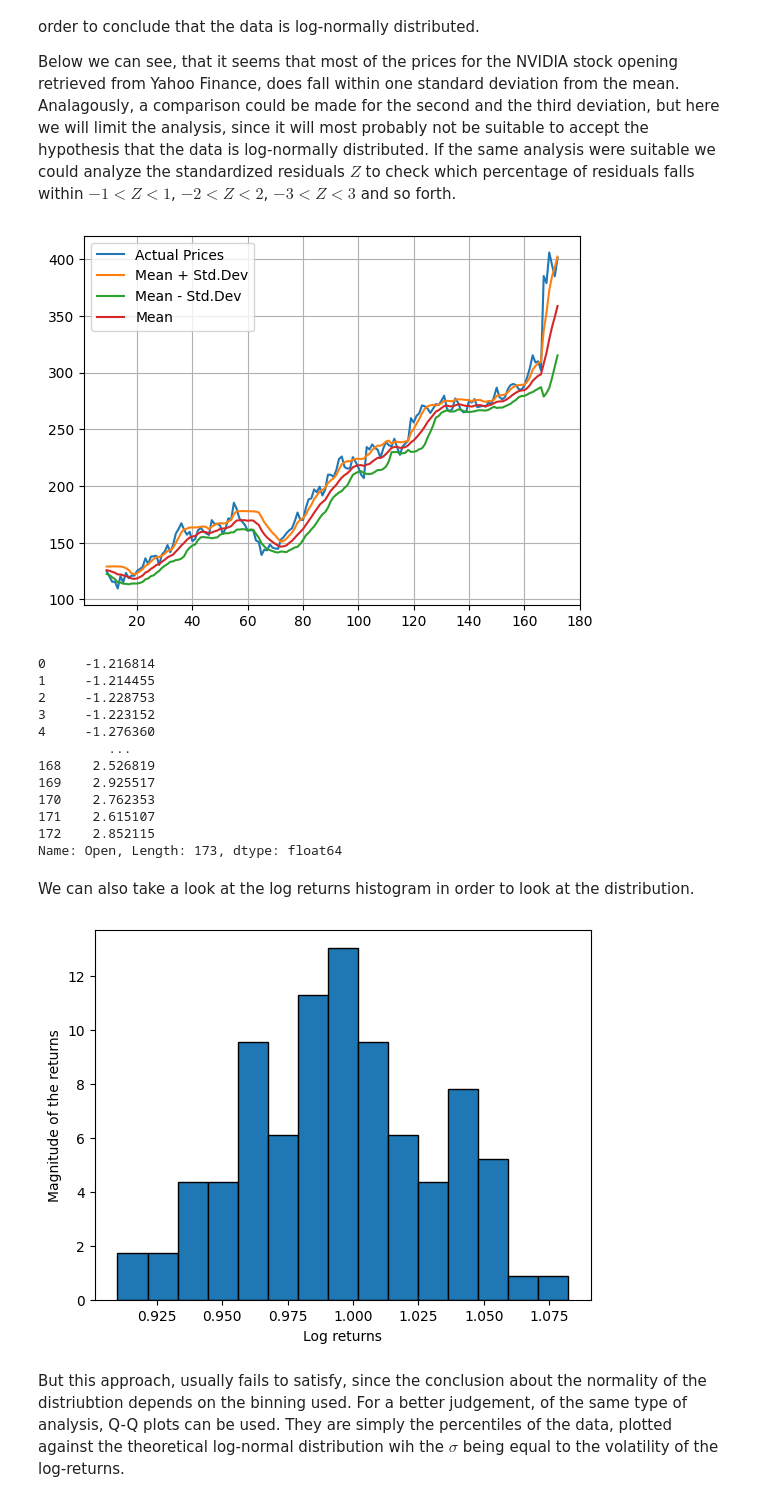
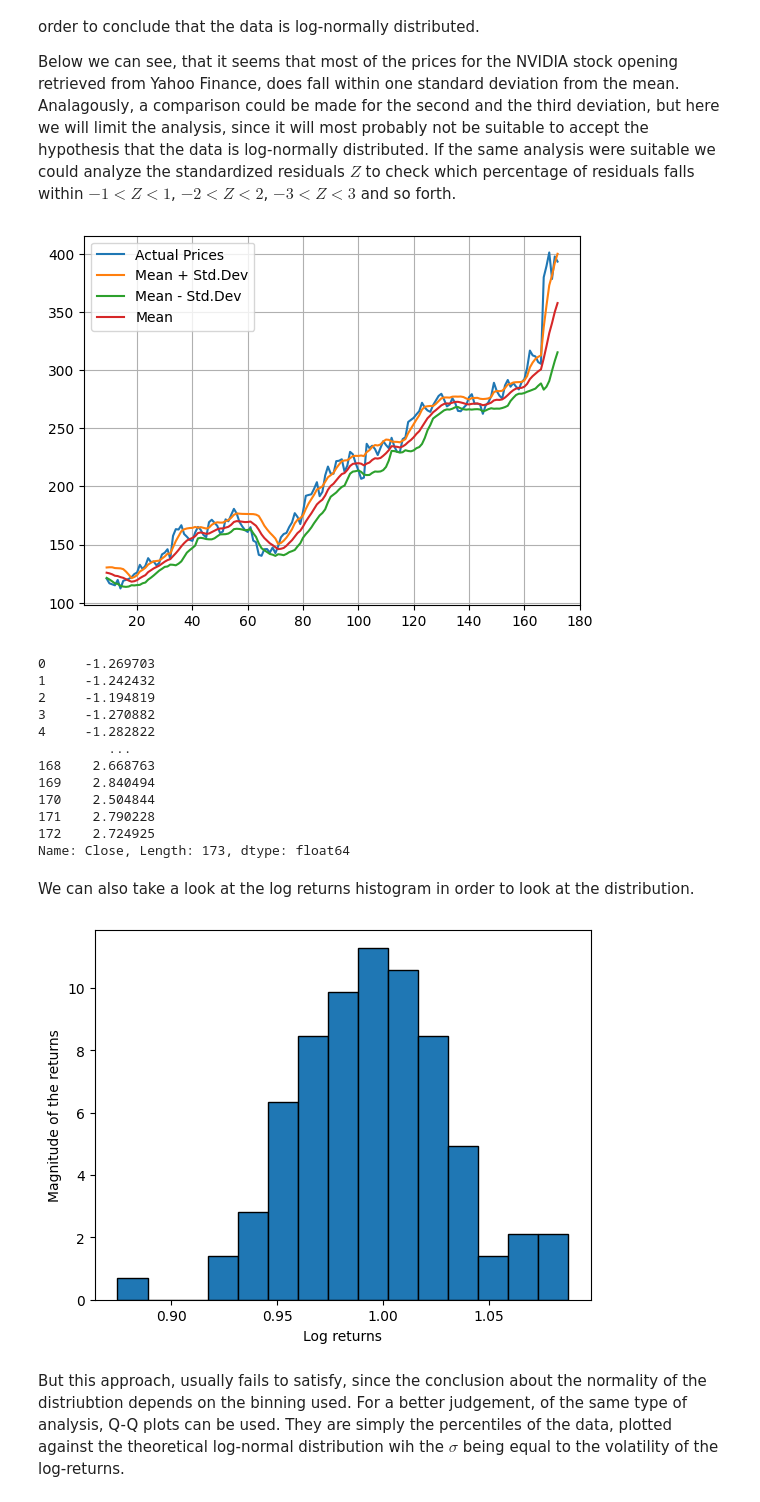
Before and after one commit to SmajlovicEmir/Binomial-ML-probabilities, a Jupyter notebook: Probabilities Estimation.ipynb, the cells around one changed output. Drawn from its saved outputs; the diff is of its cells as text; code cells hidden in the pictures.

```diff
--- a/Probabilities Estimation.ipynb
+++ b/Probabilities Estimation.ipynb
@@ -177,53 +221,59 @@ From the graph, clearly seen is that most of the data should fall within one sta
 
 Below we can see, that it seems that most of the prices for the NVIDIA stock opening retrieved from Yahoo Finance, does fall within one standard deviation from the mean. Analagously, a comparison could be made for the second and the third deviation, but here we will limit the analysis, since it will most probably not be suitable to accept the hypothesis that the data is log-normally distributed. If the same analysis were suitable we could analyze the standardized residuals $Z$ to check which percentage of residuals falls within $-1 < Z < 1$, $-2 < Z < 2$, $-3 < Z < 3$ and so forth.
 # %%
-nvidia_data = pd.read_csv(r"C:\Users\emirs\Desktop\PyProjects\RandomForrestBinomialOptionPricing\NVDA.csv")
-nvidia_open_prices = nvidia_data.loc[:, "Open"]
+WINDOW_SIZE = 10
 
-rolling_average_openprices = nvidia_open_prices.rolling(10).mean()
-rolling_sigma_openprices_upper = nvidia_open_prices.rolling(10).std() + rolling_average_openprices
-rolling_sigma_openprices_lower = rolling_average_openprices - nvidia_open_prices.rolling(10).std()
-nvidia_open_prices[9:].plot(label="Actual Prices")
-rolling_sigma_openprices_upper.plot(label="Mean + Std.Dev")
-rolling_sigma_openprices_lower.plot(label="Mean - Std.Dev")
-rolling_average_openprices.plot(label="Mean")
+nvidia_data = pd.read_csv(os.curdir + r"\NVDA.csv")
+nvidia_prices = nvidia_data.loc[:, "Close"]
+rolling_prices = nvidia_prices.rolling(WINDOW_SIZE)
+rolling_prices_mean, rolling_prices_std = rolling_prices.mean(), rolling_prices.std()
+
+rolling_sigma_prices_upper = rolling_prices_mean + rolling_prices_std
+rolling_sigma_prices_lower = rolling_prices_mean - rolling_prices_std
+
+for prices, labels in zip(
+        (nvidia_prices[WINDOW_SIZE - 1:], rolling_sigma_prices_upper, rolling_sigma_prices_lower, rolling_prices_mean),
+        ("Actual Prices", "Mean + Std.Dev", "Mean - Std.Dev", "Mean")):
+    prices.plot(label=labels)
+
 plt.legend()
 plt.grid()
 plt.show();
 # %% [output]
-[figure, old version]
+[figure, new version]
 # %%
-stndrdized_prices = (nvidia_open_prices - nvidia_open_prices.mean()) / nvidia_open_prices.std()
+stndrdized_prices = (nvidia_prices - nvidia_prices.mean()) / nvidia_prices.std()
 stndrdized_prices
 # %% [output]
-0     -1.216814
-1     -1.214455
-2     -1.228753
-3     -1.223152
-4     -1.276360
+0     -1.269703
+1     -1.242432
+2     -1.194819
+3     -1.270882
+4     -1.282822
          ...
-168    2.526819
-169    2.925517
-170    2.762353
-171    2.615107
-172    2.852115
-Name: Open, Length: 173, dtype: float64
+168    2.668763
+169    2.840494
+170    2.504844
+171    2.790228
+172    2.724925
+Name: Close, Length: 173, dtype: float64
 # %% [markdown]
 We can also take a look at the log returns histogram in order to look at the distribution.
 # %%
-train_set_open_prices = nvidia_open_prices[:101]
-train_open_prices_return = np.log(train_set_open_prices.iloc[1:]) / np.log(train_set_open_prices.iloc[:-1])
-prices_t_1 = train_set_open_prices.iloc[:-1].reset_index()
-prices_t_0 = train_set_open_prices.iloc[1:].reset_index()
+train_set_prices = nvidia_prices[:101]
+prices_t_1 = train_set_prices.iloc[:-1].reset_index()
+prices_t_0 = train_set_prices.iloc[1:].reset_index()
 prices_t_0.drop("index", axis="columns", inplace=True)
 prices_t_1.drop("index", axis="columns", inplace=True)
+
 p = log_returns = prices_t_1 / prices_t_0
+
 plt.hist(p, density=True, bins=15, ec="black")
 plt.xlabel("Log returns")
 plt.ylabel("Magnitude of the returns")
-plt.show();
+plt.show()
 # %% [output]
-[figure, old version]
+[figure, new version]
 # %% [markdown]
 But this approach, usually fails to satisfy, since the conclusion about the normality of the distriubtion depends on the binning used. For a better judgement, of the same type of analysis, Q-Q plots can be used. They are simply the percentiles of the data, plotted against the theoretical log-normal distribution wih the $\sigma$ being equal to the volatility of the log-returns.
 # %%
```
Also changed, not shown: parts of 26 cells of this notebook, 3 other files.
